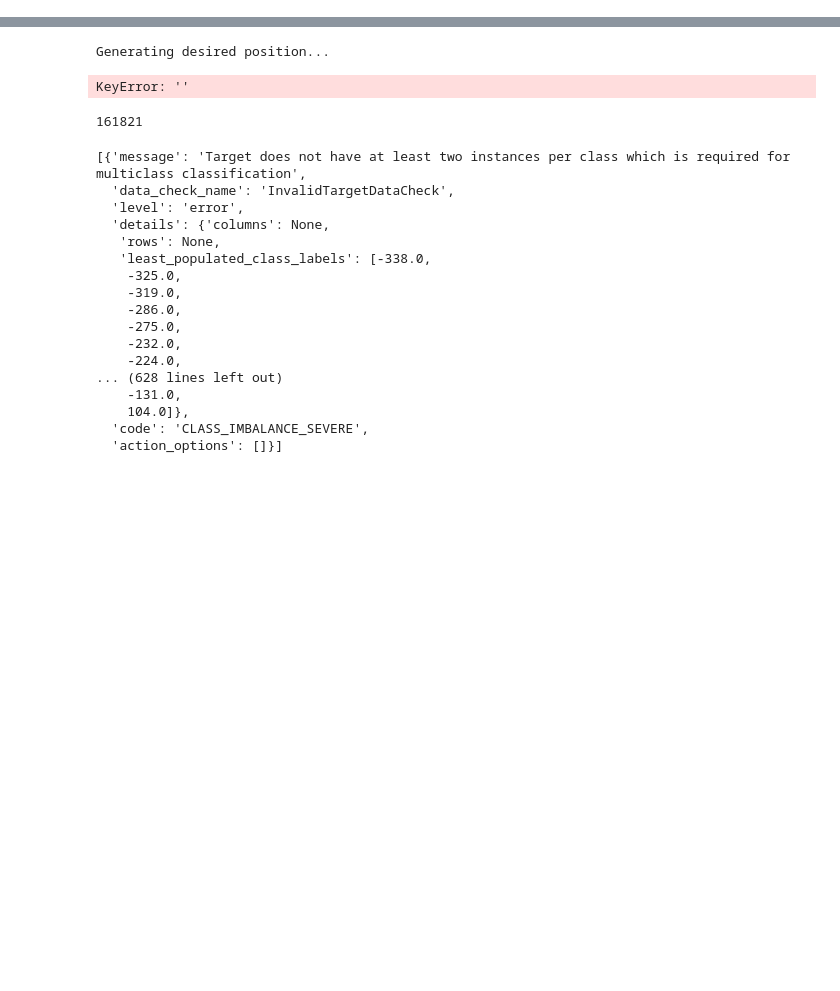
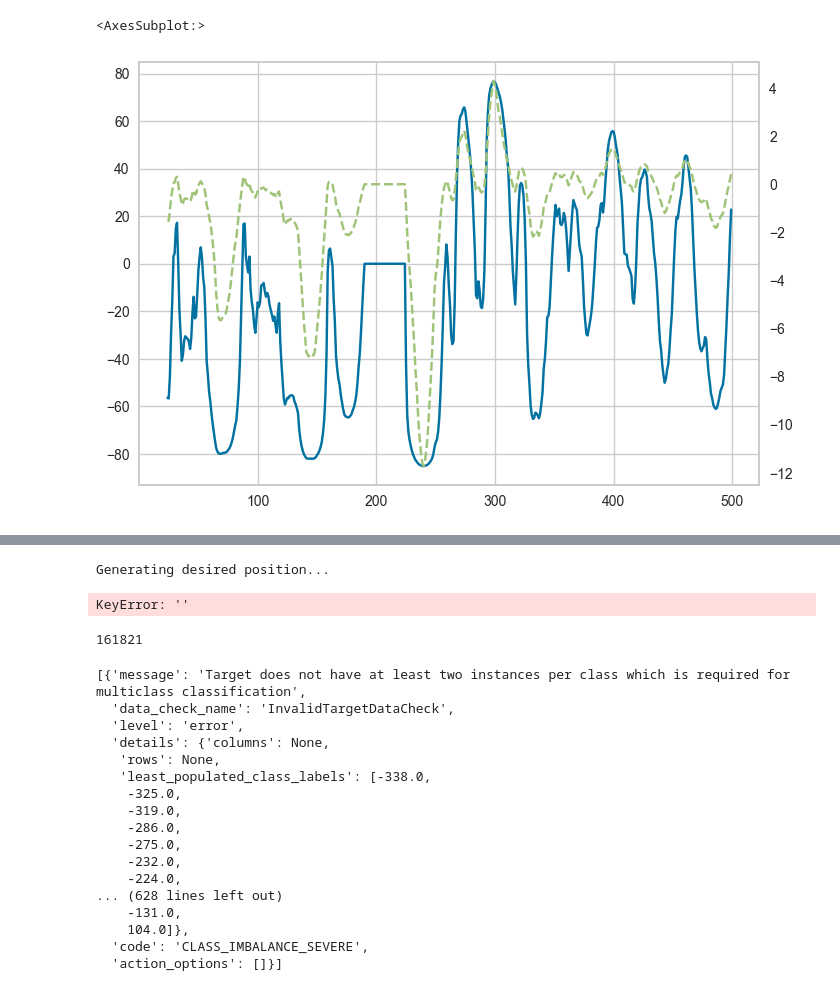
Before and after one commit to lianlongbagua/ml_rf_project, a Jupyter notebook: notebooks/evalml_exploration.ipynb, the cells around one changed output, grey strips where cells are left out. Drawn from its saved outputs; the diff is of its cells as text; code cells hidden in the pictures; blank space fills up the shorter version.

```diff
--- a/notebooks/evalml_exploration.ipynb
+++ b/notebooks/evalml_exploration.ipynb
@@ -10,0 +34,12 @@ from sklearn.model_selection import train_test_split
+# %%
+df["rss"] = np.square(df.residual).rolling(25).sum()
+# %%
+df["t_residual"] = df.close - ta.SMA(df.close, 25)
+df["trss"] = np.square(df.t_residual).rolling(25).sum()
+# %%
+df["linear_angle"] = ta.LINEARREG_ANGLE(df.close, 25)
+df.linear_angle[:500].plot()
+df.slope[:500].plot(secondary_y=True, style="--")
+# %% [output]
+<AxesSubplot:>
+[figure, added]
```
Also changed, not shown: parts of 19 cells of this notebook, 2 other files.
